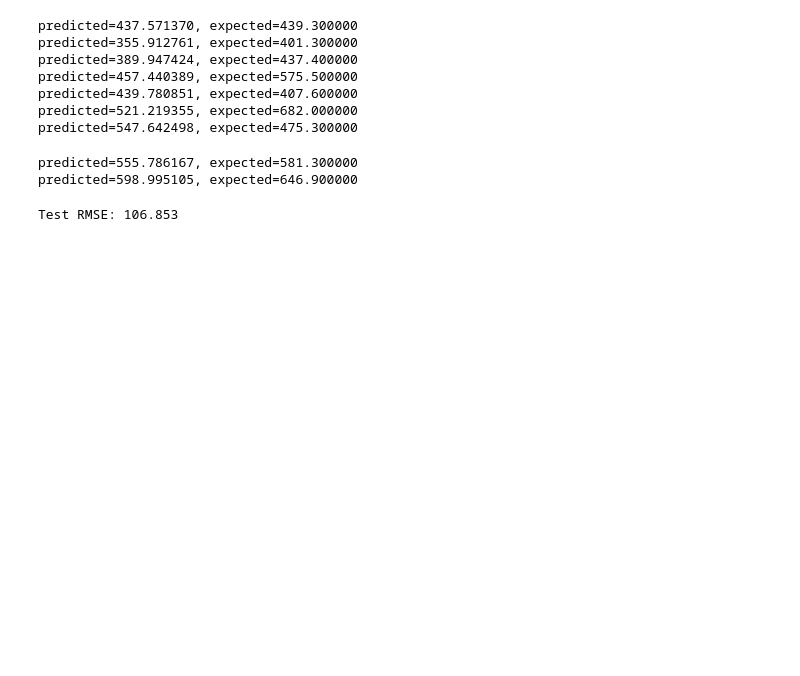
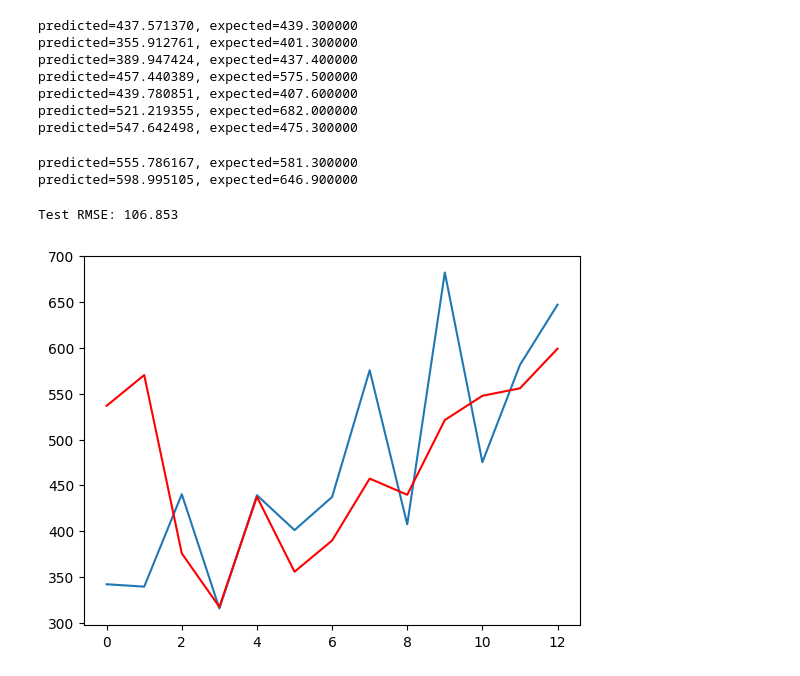
Before and after one commit to SunnyWangW/Colab, a Jupyter notebook: Forecast_Arima_model.ipynb, the cells around one changed output. Cells and saved outputs as stored; diff of their text form; code cells hidden in the pictures; blank space fills up the shorter version.

```diff
--- a/Forecast_Arima_model.ipynb
+++ b/Forecast_Arima_model.ipynb
@@ -284,3 +284,9 @@ rmse = sqrt(mean_squared_error(test, predictions1))
 print('Test RMSE: %.3f' % rmse)
 # %% [output]
 Test RMSE: 106.853
+# %%
+pyplot.plot(test)
+pyplot.plot(predictions1, color='red')
+pyplot.show()
+# %% [output]
+[figure, added]
```
